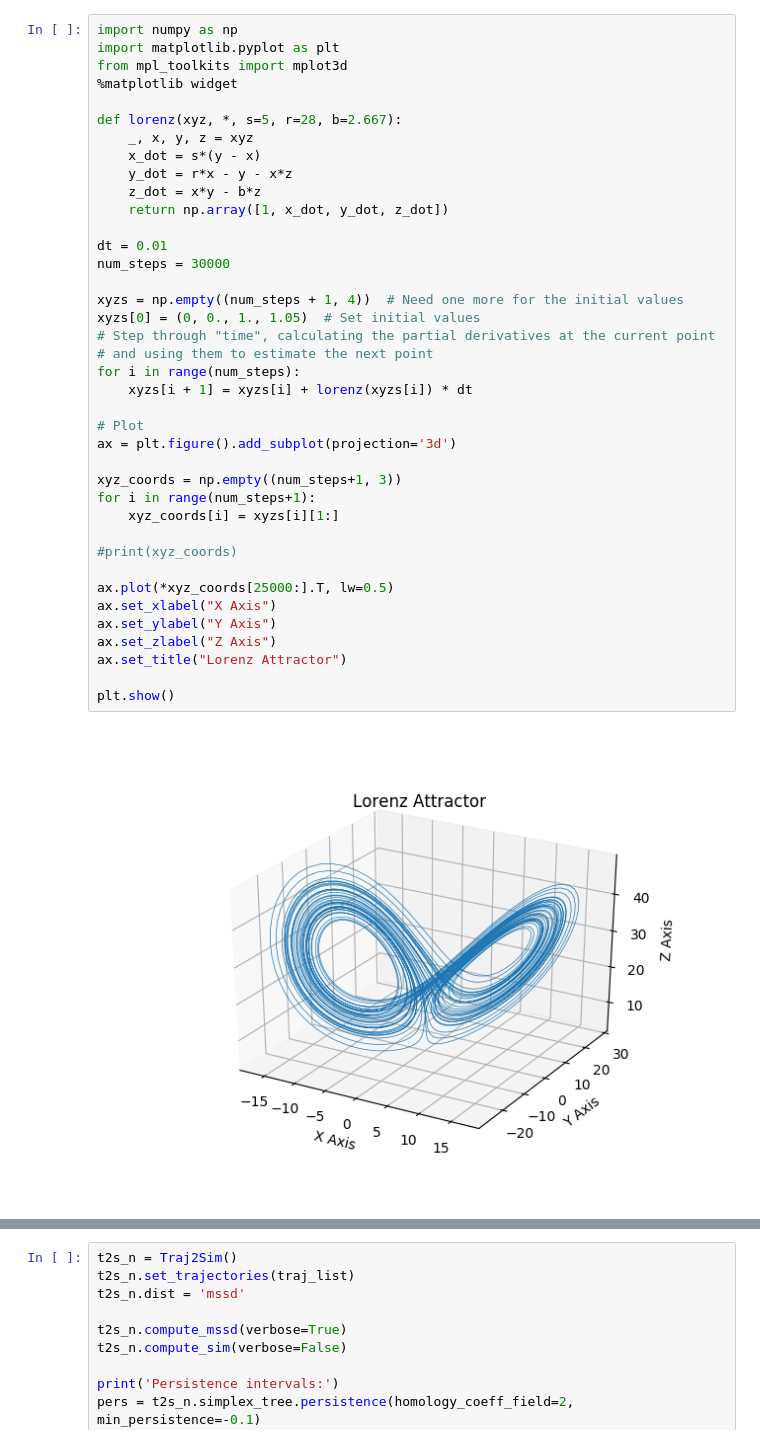
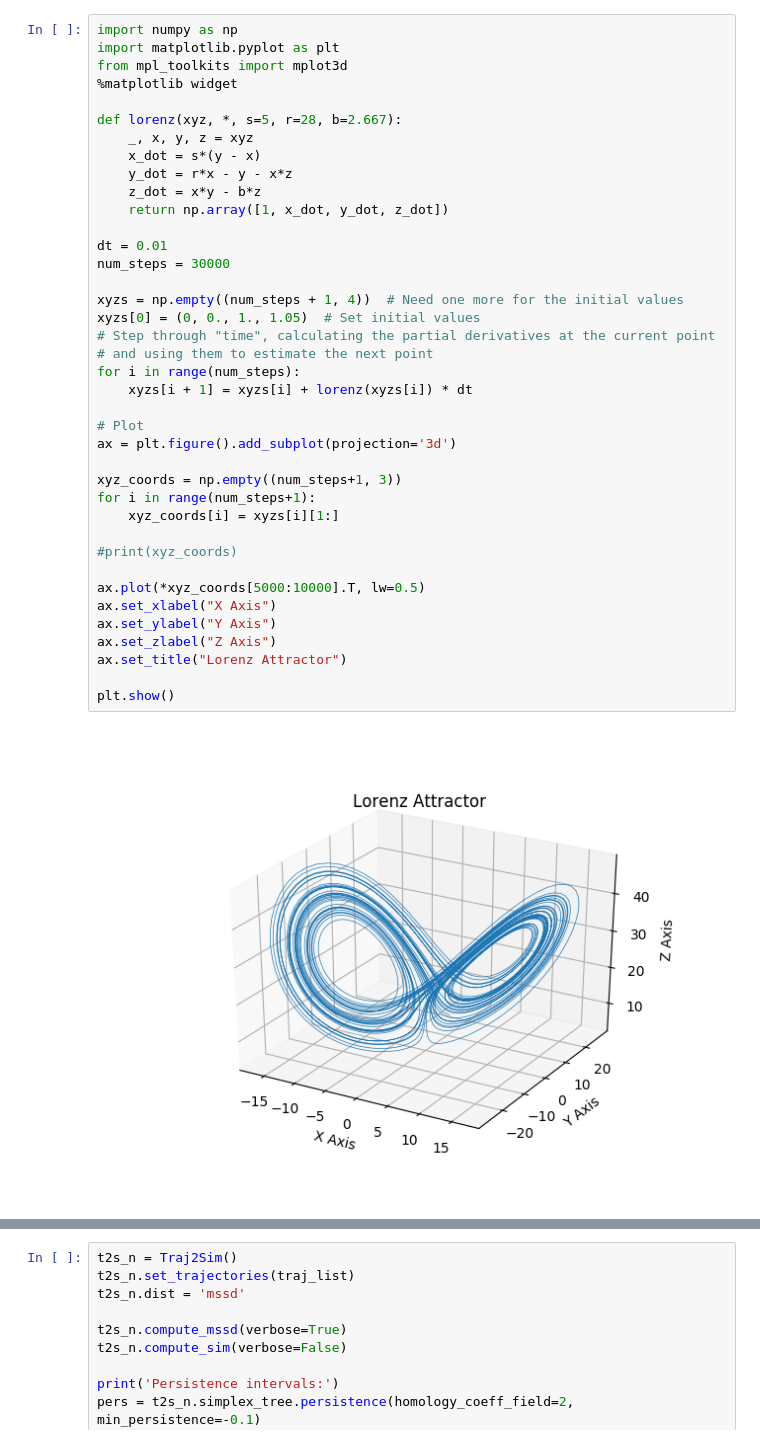
Before and after one commit to Mishalassif/Traj2Phase, a Jupyter notebook: examples/lorenz_test.ipynb, the cells around one changed output, grey strips where cells are left out. Drawn from its saved outputs; the diff is of its cells as text.

```diff
--- a/examples/lorenz_test.ipynb
+++ b/examples/lorenz_test.ipynb
@@ -10,35 +10,35 @@ def lorenz(xyz, *, s=5, r=28, b=2.667):
     y_dot = r*x - y - x*z
     z_dot = x*y - b*z
     return np.array([1, x_dot, y_dot, z_dot])
 
 dt = 0.01
 num_steps = 30000
 
 xyzs = np.empty((num_steps + 1, 4))  # Need one more for the initial values
 xyzs[0] = (0, 0., 1., 1.05)  # Set initial values
 # Step through "time", calculating the partial derivatives at the current point
 # and using them to estimate the next point
 for i in range(num_steps):
     xyzs[i + 1] = xyzs[i] + lorenz(xyzs[i]) * dt
 
 # Plot
 ax = plt.figure().add_subplot(projection='3d')
 
 xyz_coords = np.empty((num_steps+1, 3))
 for i in range(num_steps+1):
     xyz_coords[i] = xyzs[i][1:]
 
 #print(xyz_coords)
 
-ax.plot(*xyz_coords[25000:].T, lw=0.5)
+ax.plot(*xyz_coords[5000:10000].T, lw=0.5)
 ax.set_xlabel("X Axis")
 ax.set_ylabel("Y Axis")
 ax.set_zlabel("Z Axis")
 ax.set_title("Lorenz Attractor")
 
 plt.show()
 # %% [output]
-[figure, old version]
+[figure, new version]
 # %%
 from traj2sim import *
 import math
```
Also changed, not shown: parts of 3 cells of this notebook, 4 other files.
